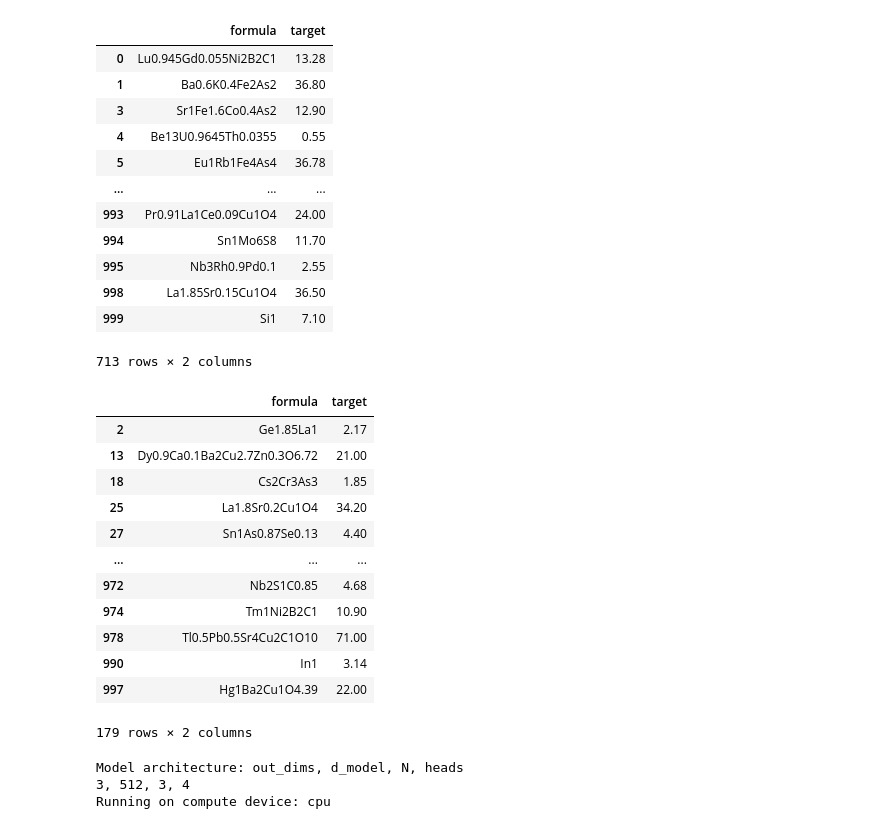
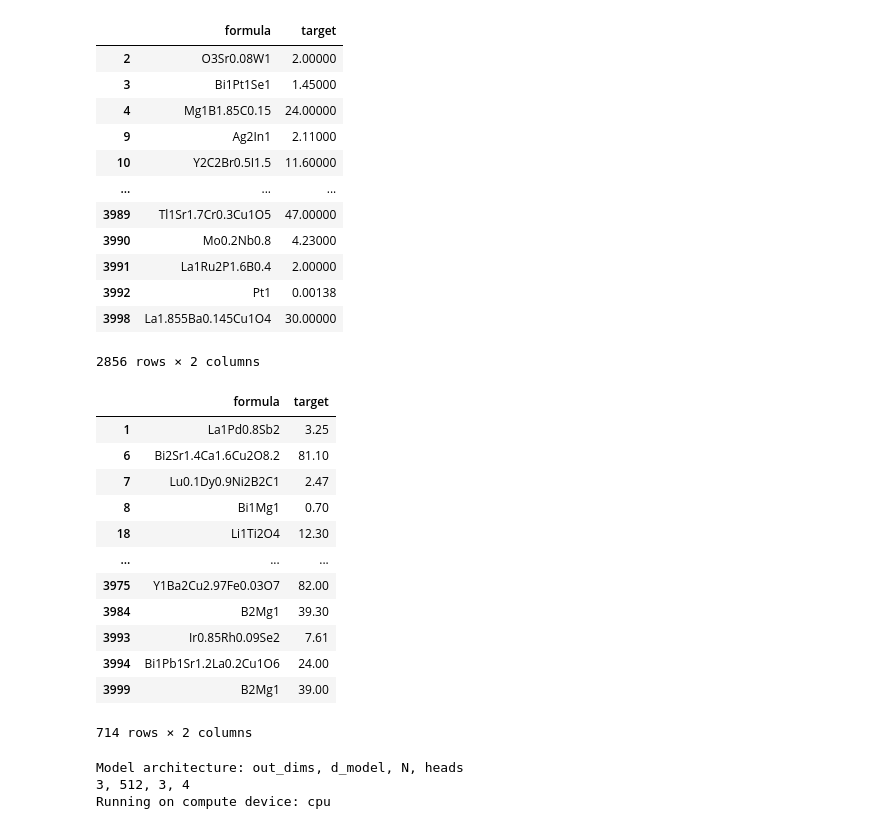
Before and after one commit to 056wagomu/mat2vec_codespace, a Jupyter notebook: main_code/crabnet_first_model_SC.ipynb, the cells around one changed output. Drawn from its saved outputs; the diff is of its cells as text; code cells hidden in the pictures.

```diff
--- a/main_code/crabnet_first_model_SC.ipynb
+++ b/main_code/crabnet_first_model_SC.ipynb
@@ -25,10 +16,10 @@ from vickers_hardness.vickers_hardness_ import VickersHardness
 #テストモデルでのデータ数は1000程度であったので今回のデータもいったん1000にしてやる
 # %%
 X = pd.read_csv("/workspaces/mat2vec_codespace/main_code/final_SC_X_data.csv")
-
+print(X.info())
 X = X.sample(frac=1, random_state=42).reset_index(drop=True)
 
-X = X.iloc[:1000]
+X = X[:4000]
 
 y = X["Tc"]
 X = X.drop(columns=["Tc"])
@@ -52,54 +54,56 @@ crabnet_dfs = []
 # %%
 for train_index, test_index in cv.split(X, y, subgroups):#上記のcvをしたそれぞれのデータセットのペアごとに処理を実行
     X_train, X_val = X.iloc[train_index, :], X.iloc[test_index, :]
     y_train, y_val = y.iloc[train_index], y.iloc[test_index]
     train_df = pd.DataFrame(
         {"formula": X_train["formula"], "target": y_train}
     )
     val_df = pd.DataFrame(
         {"formula": X_val["formula"], "target": y_val}
     )
 
     display(train_df)
     display(val_df)
 
     cb = CrabNet(#ここでCrabNetのモデルを作成 学習時に表示されている学習曲線の表示や学習時のbatch数などについてはここで設定を行う
                 #今回のモデルだとデフォルトのbatch数は128
         model_name = "SC_model_1st",
+        checkin = 10,
+        epochs = 30,
         verbose=True,
         random_state = 42,
         learningcurve=True,
         losscurve = True,
     )
 
     break
 # %% [output]
 |  | formula | target |
-| 0 | Lu0.945Gd0.055Ni2B2C1 | 13.28 |
-| 1 | Ba0.6K0.4Fe2As2 | 36.80 |
-| 3 | Sr1Fe1.6Co0.4As2 | 12.90 |
-| 4 | Be13U0.9645Th0.0355 | 0.55 |
-| 5 | Eu1Rb1Fe4As4 | 36.78 |
+| 2 | O3Sr0.08W1 | 2.00000 |
+| 3 | Bi1Pt1Se1 | 1.45000 |
+| 4 | Mg1B1.85C0.15 | 24.00000 |
+| 9 | Ag2In1 | 2.11000 |
+| 10 | Y2C2Br0.5I1.5 | 11.60000 |
 | ... | ... | ... |
-| 993 | Pr0.91La1Ce0.09Cu1O4 | 24.00 |
-| 994 | Sn1Mo6S8 | 11.70 |
-| 995 | Nb3Rh0.9Pd0.1 | 2.55 |
-| 998 | La1.85Sr0.15Cu1O4 | 36.50 |
-| 999 | Si1 | 7.10 |
+| 3989 | Tl1Sr1.7Cr0.3Cu1O5 | 47.00000 |
+| 3990 | Mo0.2Nb0.8 | 4.23000 |
+| 3991 | La1Ru2P1.6B0.4 | 2.00000 |
+| 3992 | Pt1 | 0.00138 |
+| 3998 | La1.855Ba0.145Cu1O4 | 30.00000 |
-713 rows × 2 columns
+2856 rows × 2 columns
 |  | formula | target |
-| 2 | Ge1.85La1 | 2.17 |
-| 13 | Dy0.9Ca0.1Ba2Cu2.7Zn0.3O6.72 | 21.00 |
-| 18 | Cs2Cr3As3 | 1.85 |
-| 25 | La1.8Sr0.2Cu1O4 | 34.20 |
-| 27 | Sn1As0.87Se0.13 | 4.40 |
+| 1 | La1Pd0.8Sb2 | 3.25 |
+| 6 | Bi2Sr1.4Ca1.6Cu2O8.2 | 81.10 |
+| 7 | Lu0.1Dy0.9Ni2B2C1 | 2.47 |
+| 8 | Bi1Mg1 | 0.70 |
+| 18 | Li1Ti2O4 | 12.30 |
 | ... | ... | ... |
-| 972 | Nb2S1C0.85 | 4.68 |
-| 974 | Tm1Ni2B2C1 | 10.90 |
-| 978 | Tl0.5Pb0.5Sr4Cu2C1O10 | 71.00 |
-| 990 | In1 | 3.14 |
-| 997 | Hg1Ba2Cu1O4.39 | 22.00 |
+| 3975 | Y1Ba2Cu2.97Fe0.03O7 | 82.00 |
+| 3984 | B2Mg1 | 39.30 |
+| 3993 | Ir0.85Rh0.09Se2 | 7.61 |
+| 3994 | Bi1Pb1Sr1.2La0.2Cu1O6 | 24.00 |
+| 3999 | B2Mg1 | 39.00 |
-179 rows × 2 columns
+714 rows × 2 columns
 Model architecture: out_dims, d_model, N, heads
 3, 512, 3, 4
 Running on compute device: cpu
```
Also changed, not shown: parts of 6 cells of this notebook, 9 other files.
